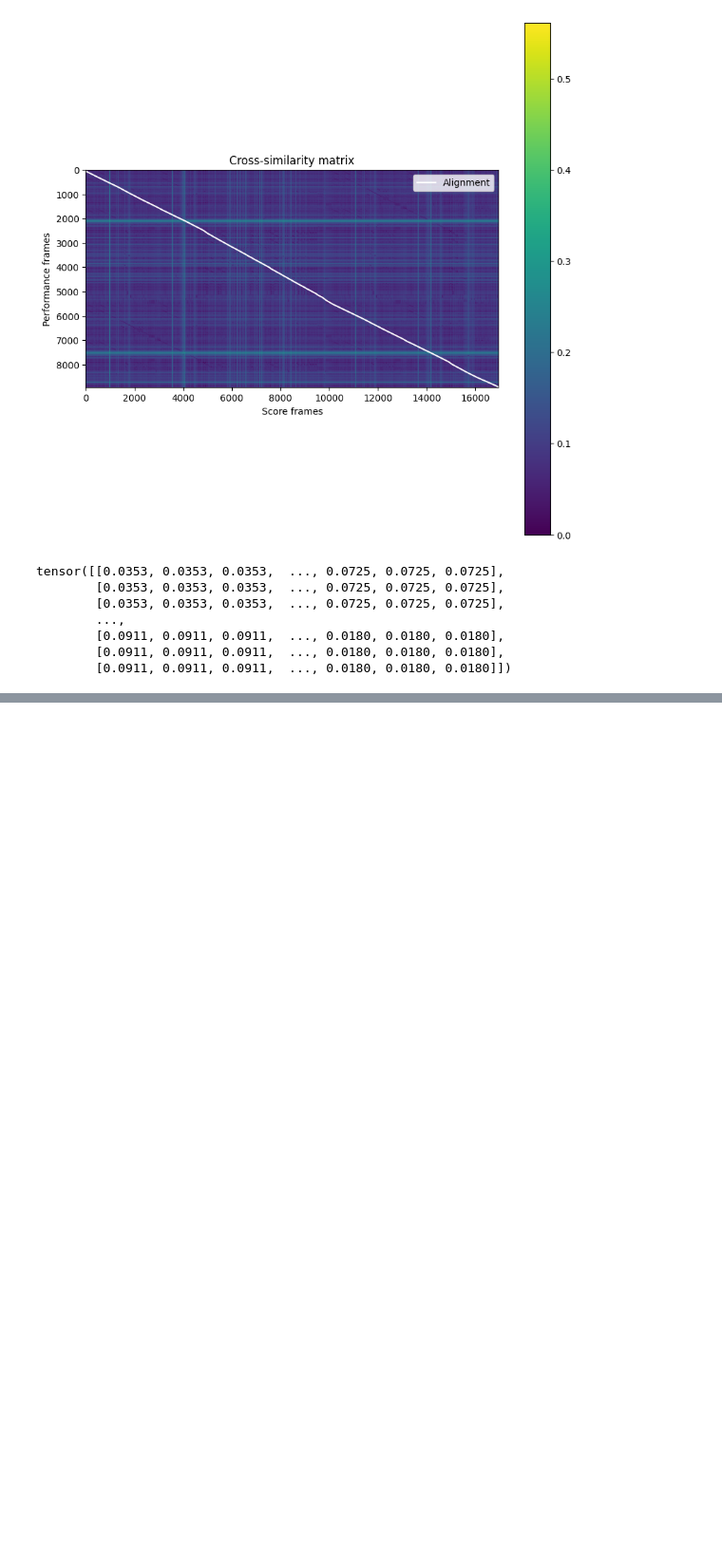
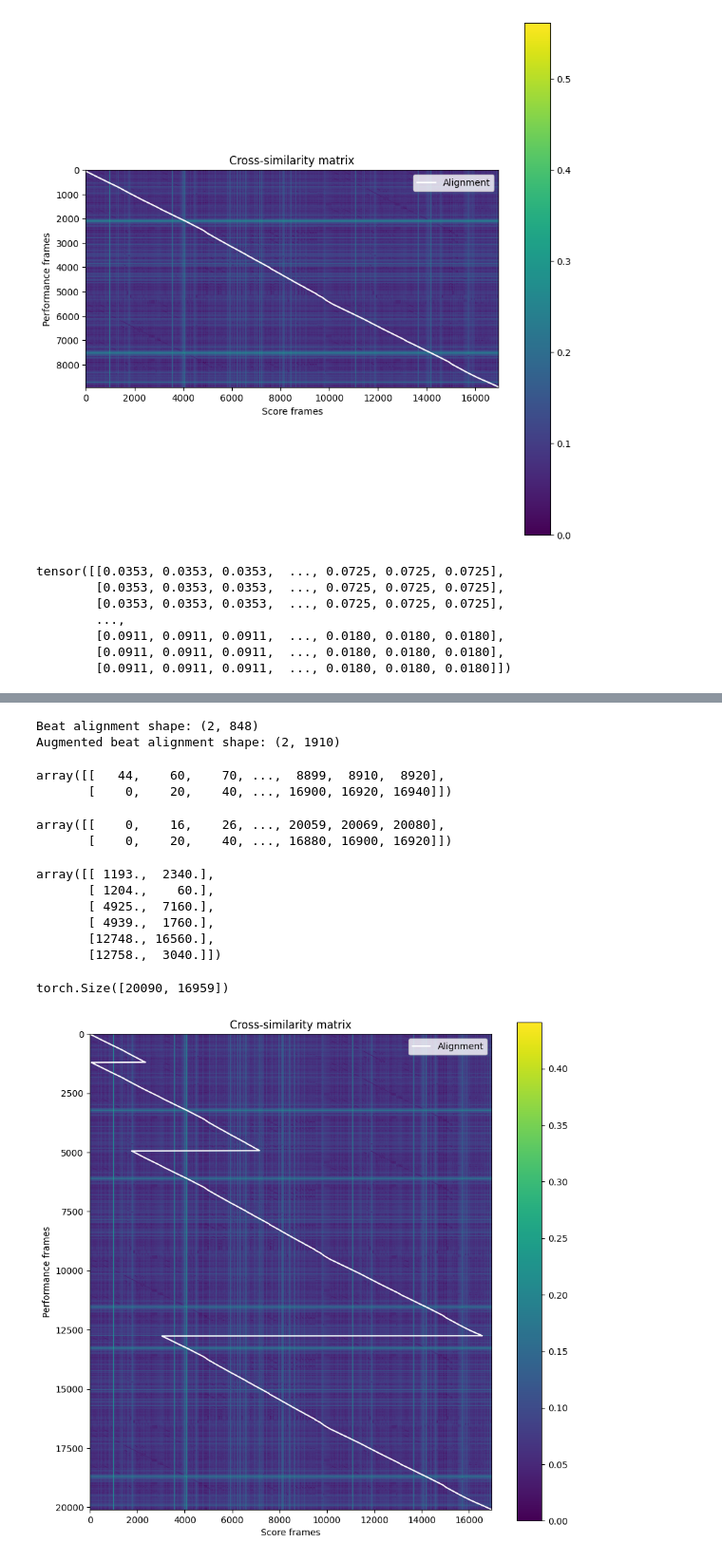
Before and after one commit to realfolkcode/dcnn-alignment, a Jupyter notebook: notebooks/data_exploration.ipynb, the cells around one changed output, grey strips where cells are left out. Shown at 95% size. Cells and saved outputs as stored; diff of their text form; code cells hidden in the pictures; blank space fills up the shorter version.

```diff
--- a/notebooks/data_exploration.ipynb
+++ b/notebooks/data_exploration.ipynb
@@ -118,0 +123,33 @@ tensor([[0.0353, 0.0353, 0.0353,  ..., 0.0725, 0.0725, 0.0725],
+# %%
+from typing import List, Tuple
+import numpy as np
+import torch
+from torch import nn
+
+
+def sample_jumps(beat_alignment: np.ndarray,
+                 max_num_jumps: int = 2) -> List[Tuple[int, int]]:
+    """Samples segments with jumps.
+
+    Args:
+        beat_alignment: Beatwise alignment array in frames of shape (2, num_beats),
+          where the first and second rows correspond to performance and score,
+          respectively.
+        max_num_jumps: The maximum number of jumps.
+
+    Returns:
+        A list of pairs of segment timestamps in frames.
+    """
+    perf_beats = beat_alignment[0]
+
+    timestamps = []
+
+    indices = np.arange(len(perf_beats))
+    start_idx = 0
+    for _ in range(max_num_jumps):
+        end_idx = torch.randint(start_idx, indices[-1], size=(1,)).item()
+        timestamps.append((perf_beats[start_idx], perf_beats[end_idx]))
+        start_idx = torch.randint(0, end_idx, size=(1,)).item()
+    timestamps.append((perf_beats[start_idx], perf_beats[-1]))
+
+    return timestamps
@@ -118,0 +206,3 @@ tensor([[0.0353, 0.0353, 0.0353,  ..., 0.0725, 0.0725, 0.0725],
+# %%
+segment_timestamps = sample_jumps(beat_alignment, max_num_jumps=3)
+segment_timestamps
@@ -118,0 +211,2 @@ tensor([[0.0353, 0.0353, 0.0353,  ..., 0.0725, 0.0725, 0.0725],
+# %%
+aug_perf_roll, aug_beat_alignment, inflection_points = augment_performance(perf_roll, beat_alignment, segment_timestamps)
@@ -118,0 +219,34 @@ tensor([[0.0353, 0.0353, 0.0353,  ..., 0.0725, 0.0725, 0.0725],
+# %%
+print(f'Beat alignment shape: {beat_alignment.shape}')
+print(f'Augmented beat alignment shape: {aug_beat_alignment.shape}')
+# %% [output]
+Beat alignment shape: (2, 848)
+Augmented beat alignment shape: (2, 1910)
+# %%
+beat_alignment
+# %% [output]
+array([[   44,    60,    70, ...,  8899,  8910,  8920],
+       [    0,    20,    40, ..., 16900, 16920, 16940]])
+# %%
+aug_beat_alignment
+# %% [output]
+array([[    0,    16,    26, ..., 20059, 20069, 20080],
+       [    0,    20,    40, ..., 16880, 16900, 16920]])
+# %%
+inflection_points
+# %% [output]
+array([[ 1193.,  2340.],
+       [ 1204.,    60.],
+       [ 4925.,  7160.],
+       [ 4939.,  1760.],
+       [12748., 16560.],
+       [12758.,  3040.]])
+# %%
+aug_cross_similarity = calculate_cross_similarity(aug_perf_roll, score_roll)
+aug_cross_similarity.shape
+# %% [output]
+torch.Size([20090, 16959])
+# %%
+plot_cross_similarity(aug_cross_similarity, beat_alignment=aug_beat_alignment)
+# %% [output]
+[figure, added]
```
Also changed, not shown: parts of 6 cells of this notebook.
